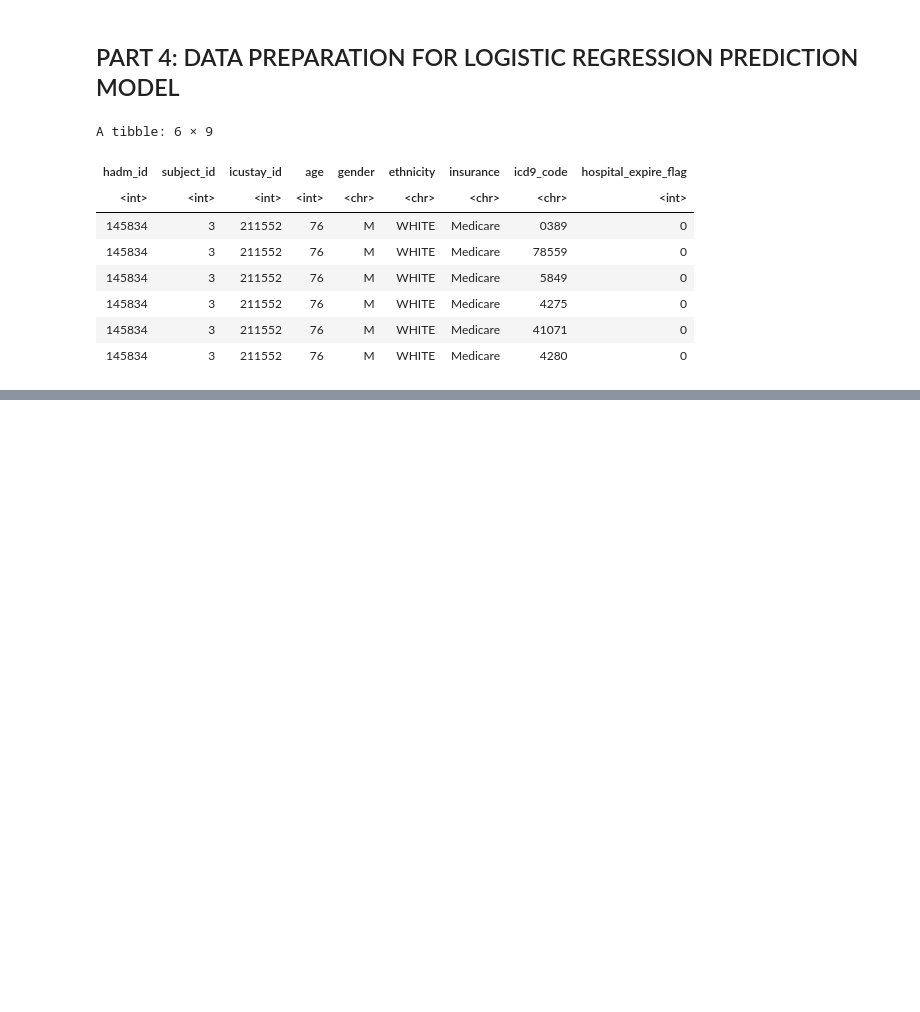
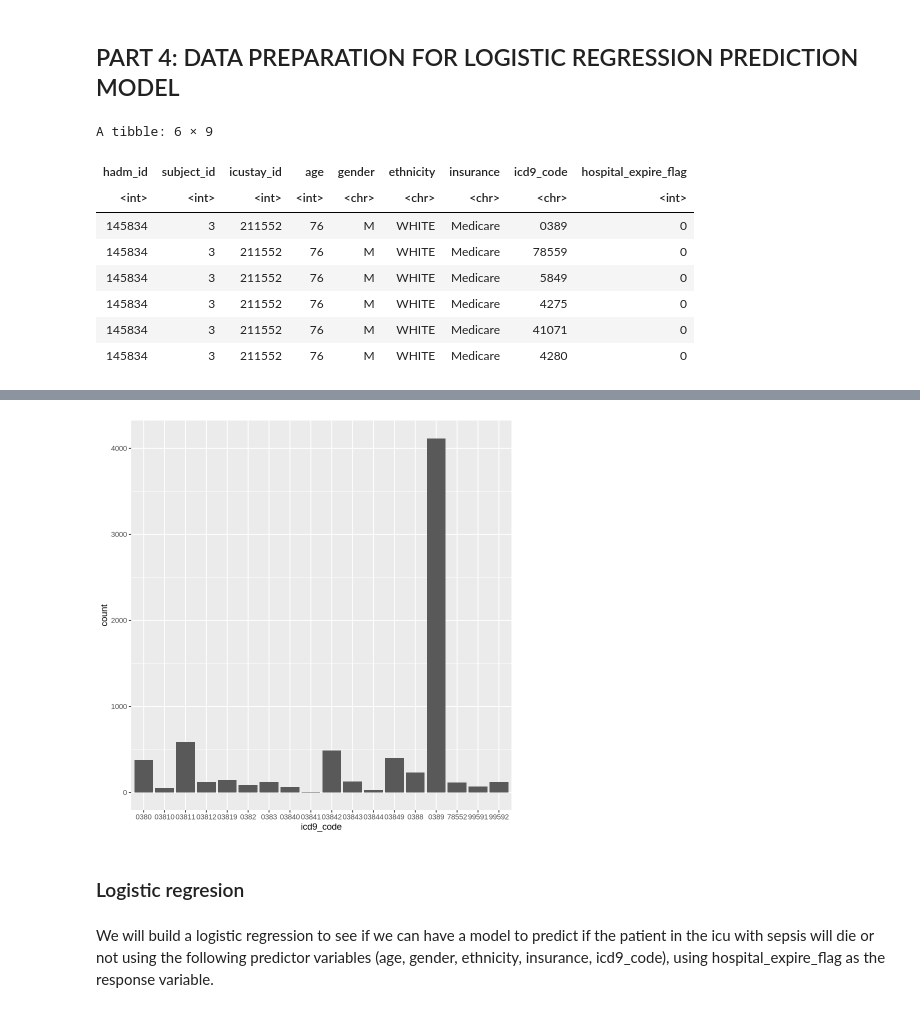
Before and after one commit to Blanqui04/EHR-A3-Group-B, a Jupyter notebook: analysis/Activity-A3.ipynb, the cells around one changed output, grey strips where cells are left out. Saved outputs shown, nothing was run; the diff lists cells and outputs as text; code cells hidden in the pictures; blank space fills up the shorter version.

Commit message:
Logistic regression fet

```diff
--- a/analysis/Activity-A3.ipynb
+++ b/analysis/Activity-A3.ipynb
@@ -404,0 +460,5 @@ A tibble: 6 × 9
+# %%
+patients_sepsis <- cohort_unique %>%
+    filter(sepsis ==1)
+
+head(patients_sepsis)
@@ -404,0 +577,9 @@ A tibble: 6 × 9
+# %%
+#Petit apunt no se si es un problema pero al icd9_code com que prioritzo sempre el mes baix, molts dels records son agafant el matex icd9_code
+ggplot(patients_sepsis, aes(x=icd9_code)) + geom_bar()
+# %% [output]
+[figure, added]
+# %% [markdown]
+### Logistic regresion
+# %% [markdown]
+We will build a logistic regression to see if we can have a model to predict if the patient in the icu with sepsis will die or not using the following predictor variables (age, gender, ethnicity, insurance,	icd9_code), using hospital_expire_flag as the response variable.
```
Also changed, not shown: parts of 27 cells of this notebook.
